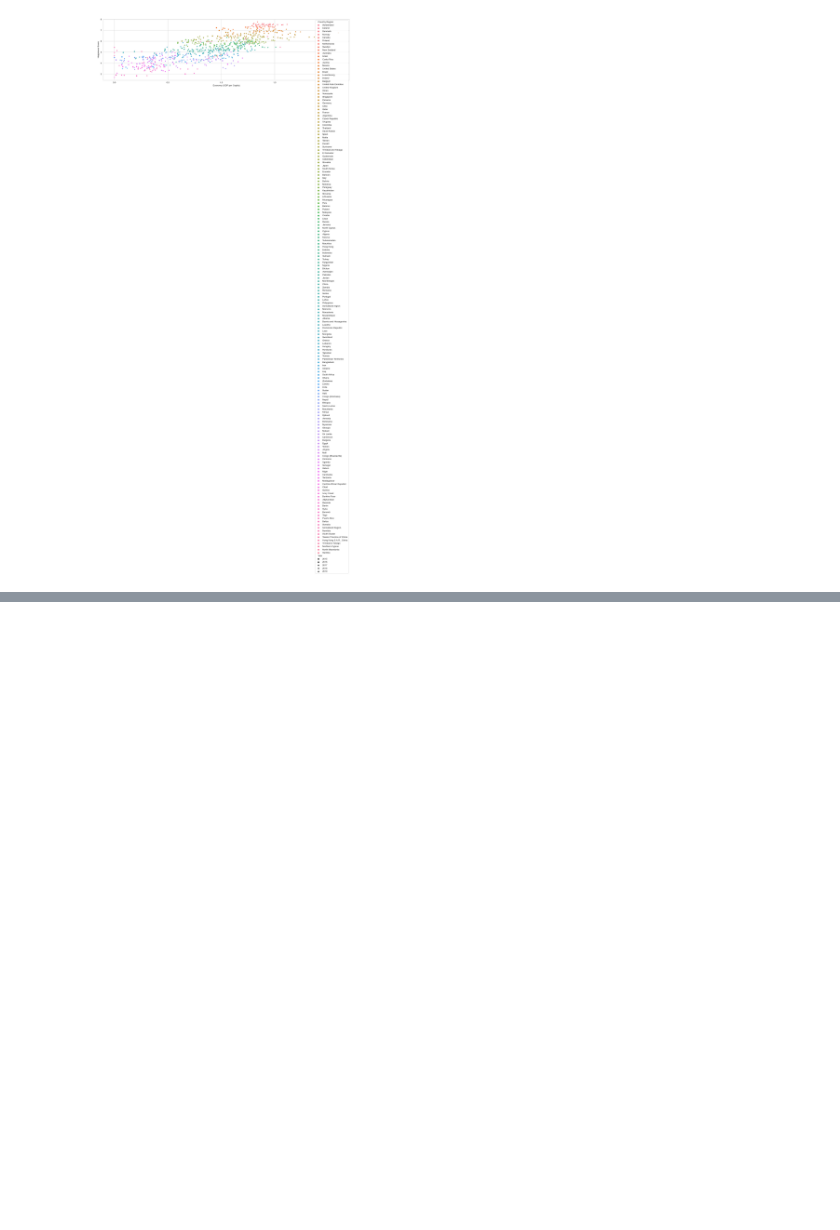
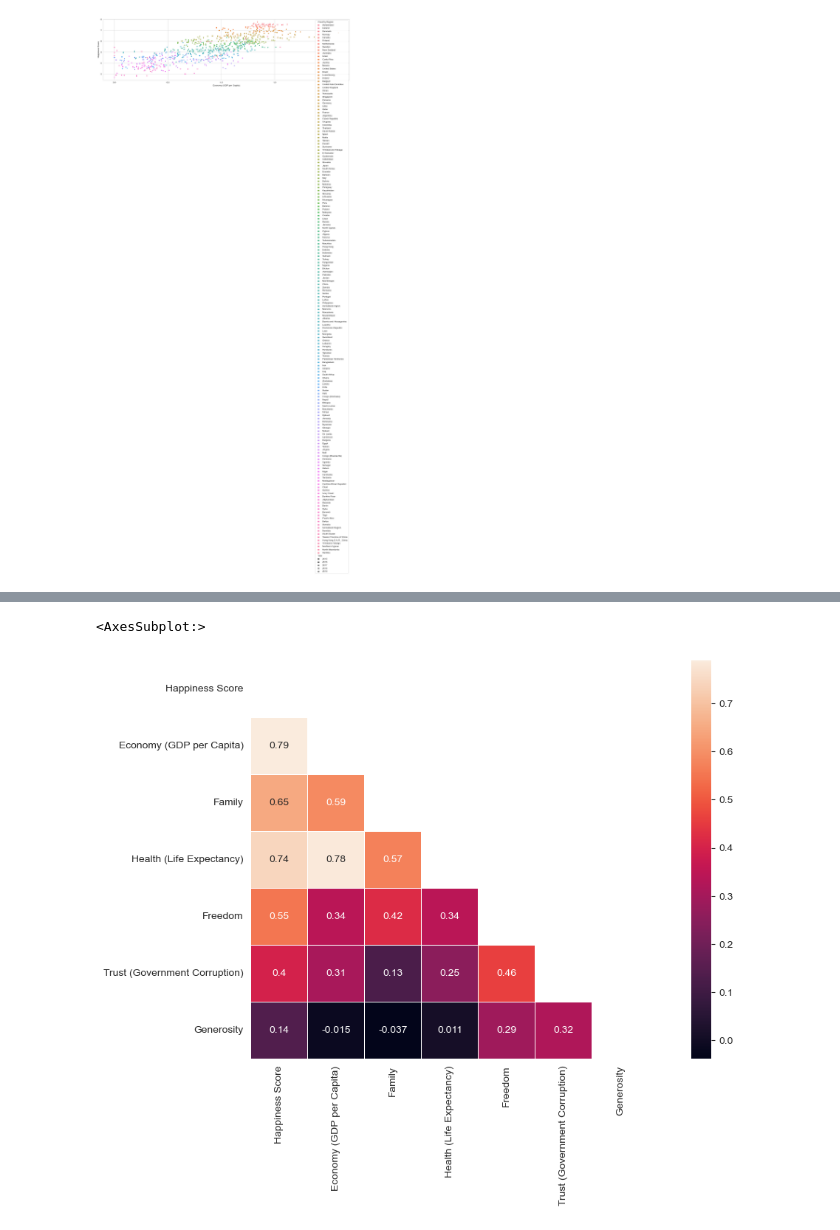
Before and after one commit to flor-k/Happiness-Report, a Jupyter notebook: Happiness-Report.ipynb, the cells around one changed output, grey strips where cells are left out. Drawn from its saved outputs; the diff is of its cells as text; code cells hidden in the pictures; blank space fills up the shorter version.

```diff
--- a/Happiness-Report.ipynb
+++ b/Happiness-Report.ipynb
@@ -482,0 +483,11 @@ fig1.show()
+# %%
+corr = df.corr()
+
+sns.heatmap(corr,
+          mask=mask,
+          annot=True,
+          linewidths=.5,
+          square=True)
+# %% [output]
+<AxesSubplot:>
+[figure, added]
```
Also changed, not shown: parts of 4 cells of this notebook.
